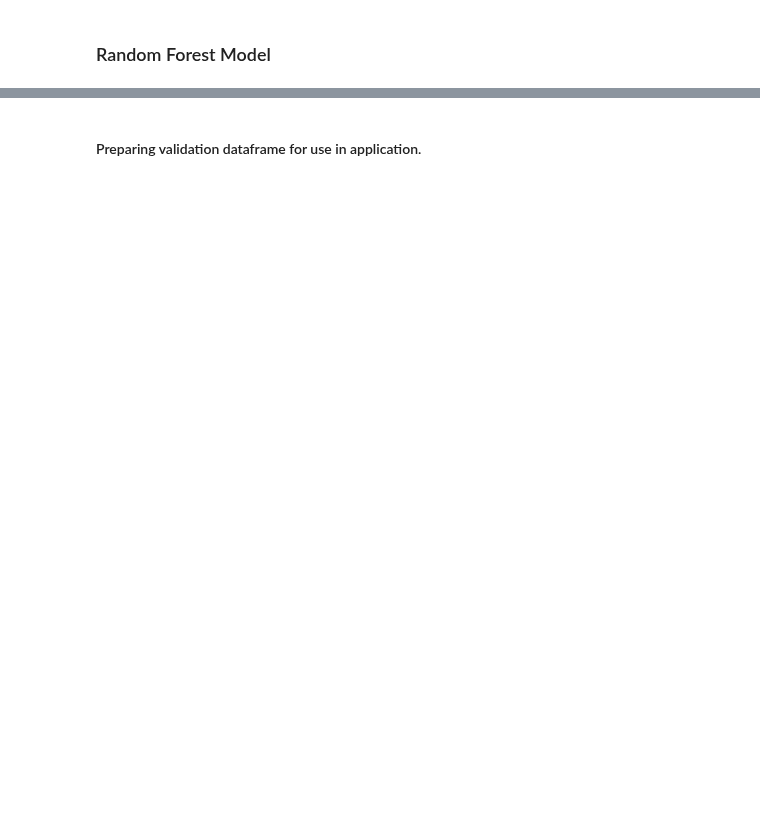
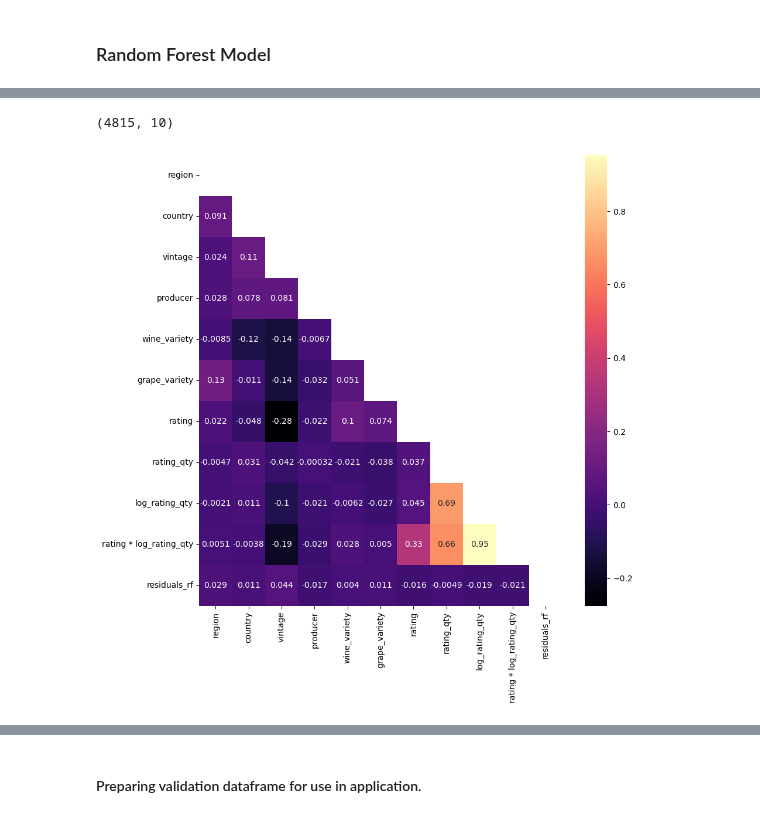
Before and after one commit to acdaniel864/capstone, a Jupyter notebook: code/05_model_validation.ipynb, the cells around one changed output, grey strips where cells are left out. Drawn from its saved outputs; the diff is of its cells as text; code cells hidden in the pictures; blank space fills up the shorter version.

```diff
--- a/code/05_model_validation.ipynb
+++ b/code/05_model_validation.ipynb
@@ -85,0 +87,15 @@ plt.title('Residuals and Actual Values');
+# %%
+residuals_rf.shape
+print(X.shape)
+# %% [output]
+(4815, 10)
+# %%
+to_plot = X.copy()
+to_plot['residuals_rf'] = residuals_rf
+plt.figure(figsize=(10, 10))
+mask = np.zeros_like(to_plot.corr())
+mask[np.triu_indices_from(mask)] = True
+
+sns.heatmap(to_plot.corr(), mask = mask, annot=True, cmap='magma');
+# %% [output]
+[figure, added]
```
Also changed, not shown: parts of 9 cells of this notebook, 1 other file.
